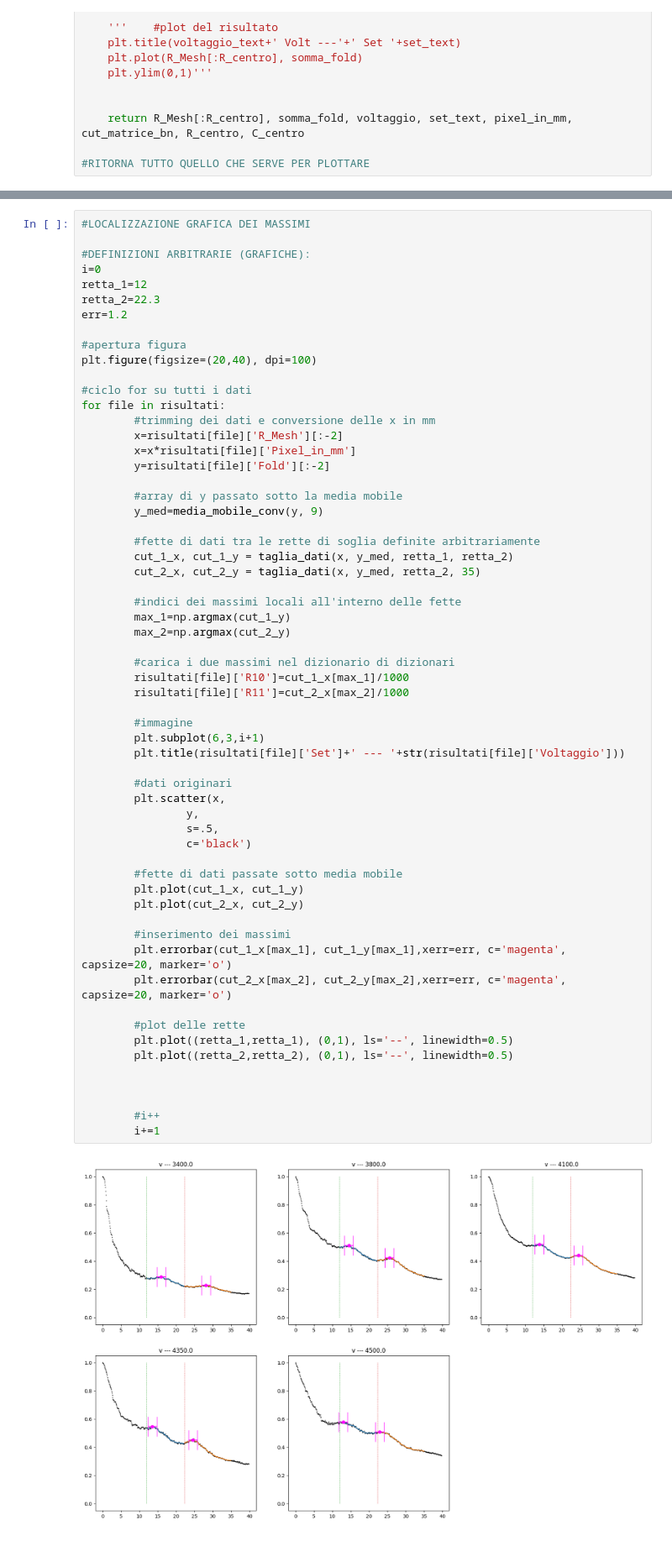
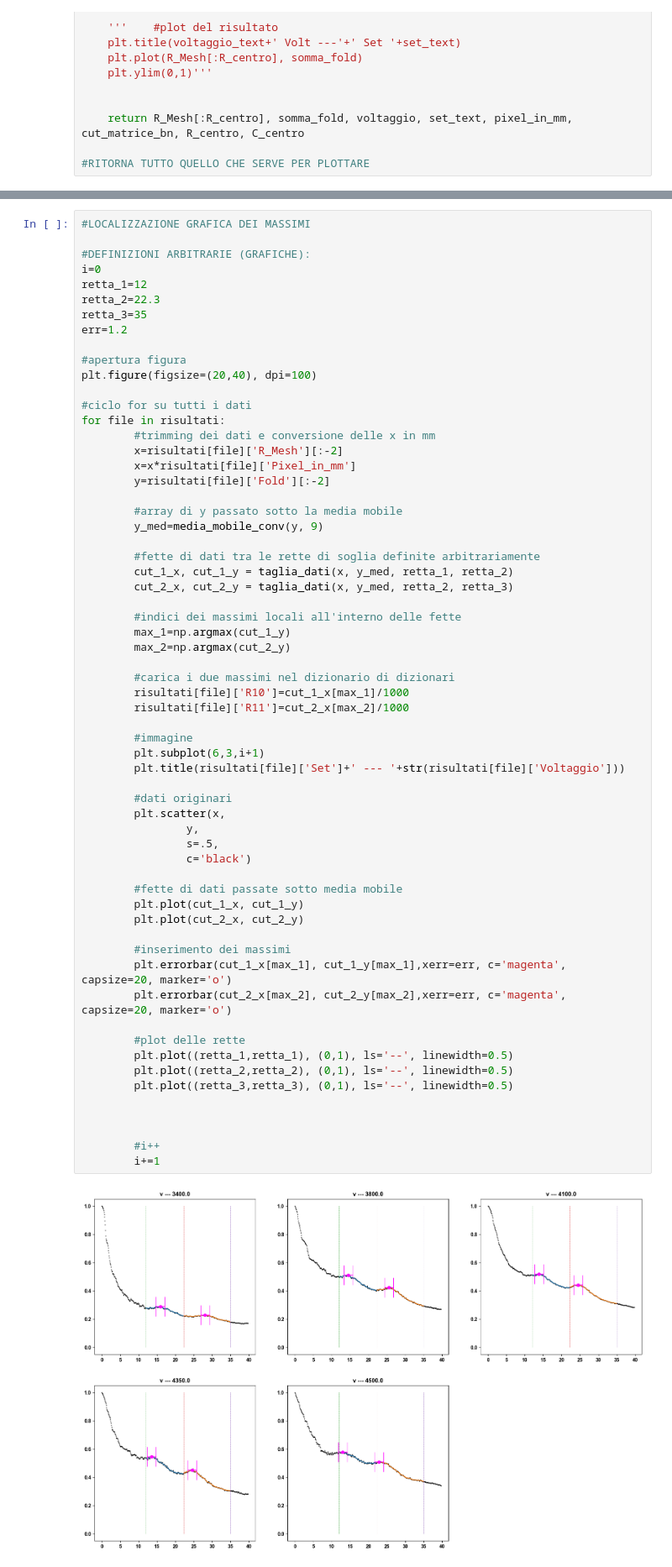
Before and after one commit to carmelo-palazzo/Analisi_Dati_DOP, a Jupyter notebook: Seconda_Parte_codice_generale_chenka_2.ipynb, the cells around one changed output, grey strips where cells are left out. Shown at 84% size. Saved outputs shown, nothing was run; the diff lists cells and outputs as text.

```diff
--- a/Seconda_Parte_codice_generale_chenka_2.ipynb
+++ b/Seconda_Parte_codice_generale_chenka_2.ipynb
@@ -192,6 +201,7 @@ def media_mobile_conv(y, finestra):
 i=0
 retta_1=12
 retta_2=22.3
+retta_3=35
 err=1.2
 
 #apertura figura
@@ -209,7 +219,7 @@ for file in risultati:
 
         #fette di dati tra le rette di soglia definite arbitrariamente
         cut_1_x, cut_1_y = taglia_dati(x, y_med, retta_1, retta_2)
-        cut_2_x, cut_2_y = taglia_dati(x, y_med, retta_2, 35)
+        cut_2_x, cut_2_y = taglia_dati(x, y_med, retta_2, retta_3)
 
         #indici dei massimi locali all'interno delle fette
         max_1=np.argmax(cut_1_y)
@@ -219,34 +229,35 @@ for file in risultati:
         risultati[file]['R10']=cut_1_x[max_1]/1000
         risultati[file]['R11']=cut_2_x[max_2]/1000
 
         #immagine
         plt.subplot(6,3,i+1)
         plt.title(risultati[file]['Set']+' --- '+str(risultati[file]['Voltaggio']))
 
         #dati originari
         plt.scatter(x,
                 y,
                 s=.5,
                 c='black')
 
         #fette di dati passate sotto media mobile
         plt.plot(cut_1_x, cut_1_y)
         plt.plot(cut_2_x, cut_2_y)
 
         #inserimento dei massimi
         plt.errorbar(cut_1_x[max_1], cut_1_y[max_1],xerr=err, c='magenta', capsize=20, marker='o')
         plt.errorbar(cut_2_x[max_2], cut_2_y[max_2],xerr=err, c='magenta', capsize=20, marker='o')
 
         #plot delle rette
         plt.plot((retta_1,retta_1), (0,1), ls='--', linewidth=0.5)
         plt.plot((retta_2,retta_2), (0,1), ls='--', linewidth=0.5)
+        plt.plot((retta_3,retta_3), (0,1), ls='--', linewidth=0.5)
 
 
 
         #i++
         i+=1
 # %% [output]
-[figure, old version]
+[figure, new version]
 # %%
 #PLOT ESEMPLIFICATIVO PER UN FILE
 file='4100_v.jpeg'
```
Also changed, not shown: parts of 18 cells of this notebook.
